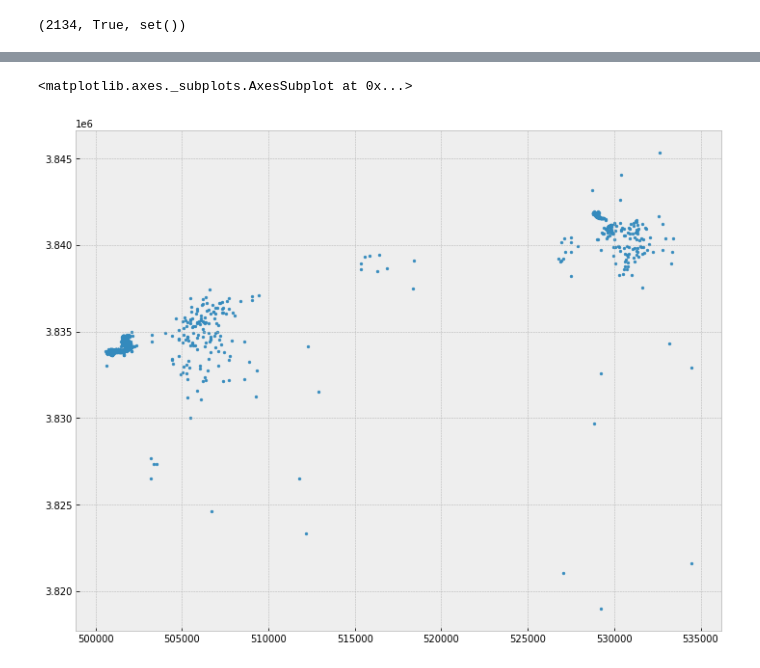
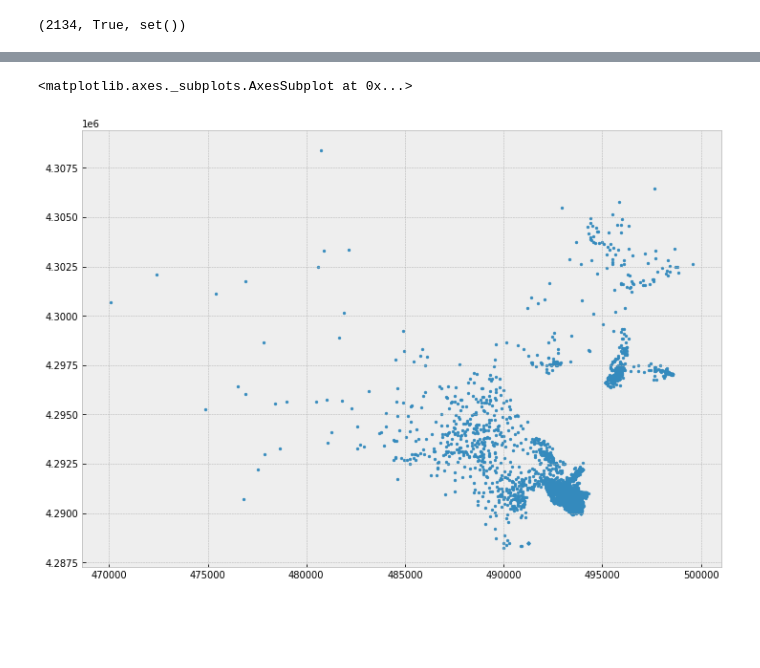
Before and after one commit to efratmag/ports-mapping-using-behavioral-vessel-data, a Jupyter notebook: dev_experiments/[Dev] Connected components algo.ipynb, the cells around one changed output, grey strips where cells are left out. Drawn from its saved outputs; the diff is of its cells as text; code cells hidden in the pictures; blank space fills up the shorter version.

Commit message:
Horfix: zone filtering for in-zone neghbors.

```diff
--- a/dev_experiments/[Dev] Connected components algo.ipynb
+++ b/dev_experiments/[Dev] Connected components algo.ipynb
@@ -151,11 +151,20 @@ Datum: World Geodetic System 1984
 - Ellipsoid: WGS 84
 - Prime Meridian: Greenwich
 # %%
-locations_israel = locations_utm[(locations_utm.zone_letter=="S") & (locations_utm.zone_number==36)]
+zone_36S = (locations_utm.zone_letter=="S") & (locations_utm.zone_number==36)
+zone_35S = (locations_utm.zone_letter=="S") & (locations_utm.zone_number==35)
+locations_israel = locations_utm[zone_36S]
+locations_aegean = locations_utm[zone_35S]
+
 locations_israel = gpd.GeoDataFrame(locations_israel,
                                     geometry=gpd.points_from_xy(locations_israel["easting"],
                                                                 locations_israel["northing"]),
                                     crs="EPSG:32636")
+
+locations_aegean = gpd.GeoDataFrame(locations_aegean,
+                                    geometry=gpd.points_from_xy(locations_aegean["easting"],
+                                                                locations_aegean["northing"]),
+                                    crs="EPSG:32635")
 # %%
 locations_israel.crs
 # %% [output]
@@ -199,7 +238,7 @@ plt.ylim(miny, maxy)
 # %%
 THR = 10000
 # %%
-locs = locations_israel.copy()
+locs = pd.concat([locations_israel, locations_aegean]).copy()
 locs["component"] = -1
 locs["cell_x"] = (locs["easting"] / THR).astype(int)
 locs["cell_y"] = (locs["northing"] / THR).astype(int)
@@ -233,9 +271,10 @@ def get_in_zone_distances(loc, locs):
 def get_in_zone_neighbors(loc, locs, thr):
     """Calculate neighbors of `loc` in the same zone."""
 
+    zone_mask = (locs.zone_number==loc.zone_number) & (locs.zone_letter==loc.zone_letter)
     cand_mask_x = (locs.cell_x==loc.cell_x) | (locs.cell_x==(loc.cell_x-1)) | (locs.cell_x==(loc.cell_x+1))
     cand_mask_y = (locs.cell_y==loc.cell_y) | (locs.cell_y==(loc.cell_y-1)) | (locs.cell_y==(loc.cell_y+1))
-    cand_mask = cand_mask_x & cand_mask_y & (locs.component==-1)
+    cand_mask = cand_mask_x & cand_mask_y & (locs.component==-1) & zone_mask
     candidates = locs[cand_mask]
 
     dist = get_in_zone_distances(loc, candidates)
@@ -514,6 +592,6 @@ plt.ylim(miny, maxy)
 # %%
 plt.figure(figsize=(12,12))
-locs[locs.component==7].plot(ax=plt.gca(), markersize=8)
+locs[locs.component==6].plot(ax=plt.gca(), markersize=8)
 # %% [output]
 <matplotlib.axes._subplots.AxesSubplot at 0x...>
-[figure, old version]
+[figure, new version]
```
Also changed, not shown: parts of 26 cells of this notebook.
